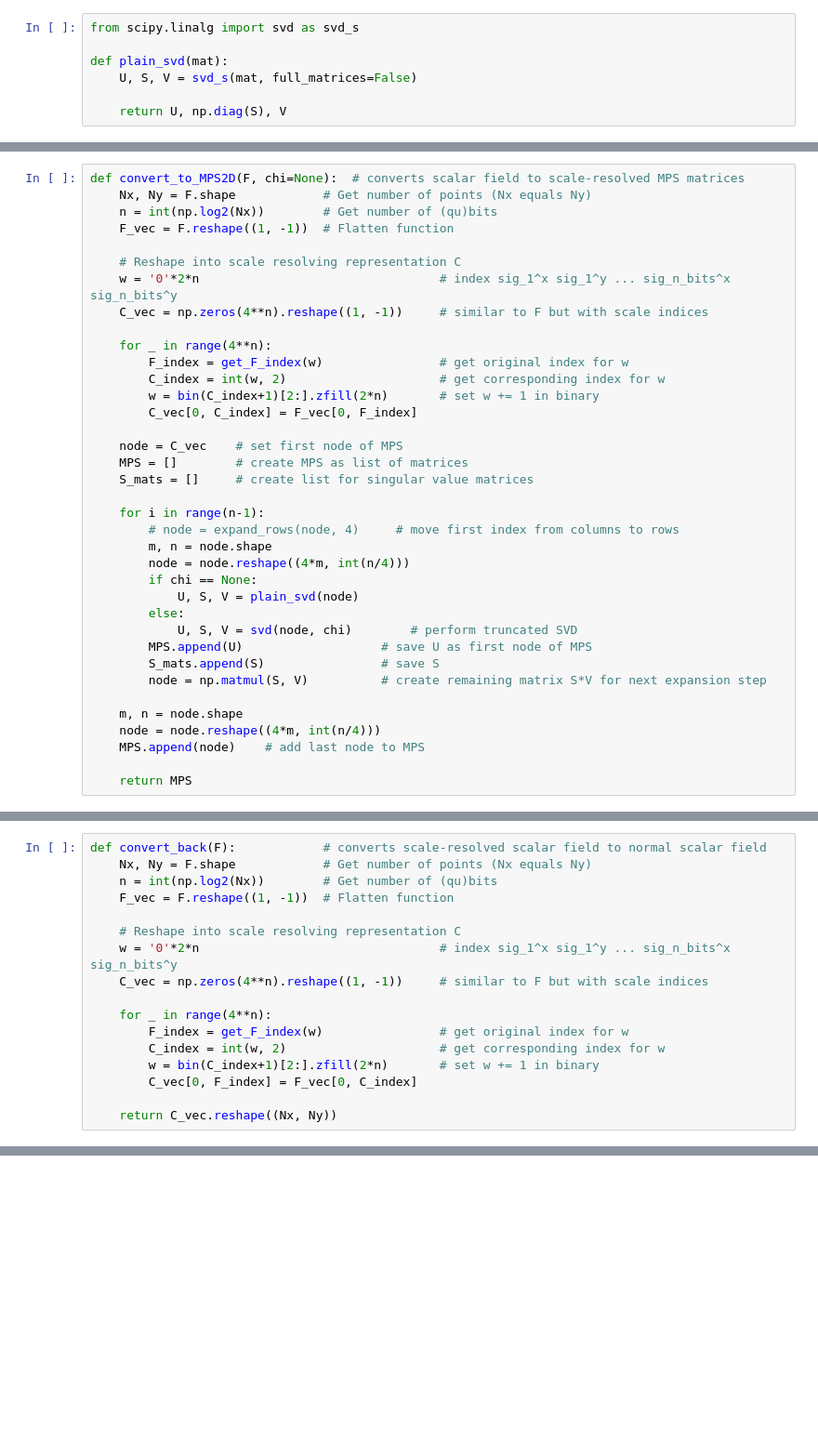
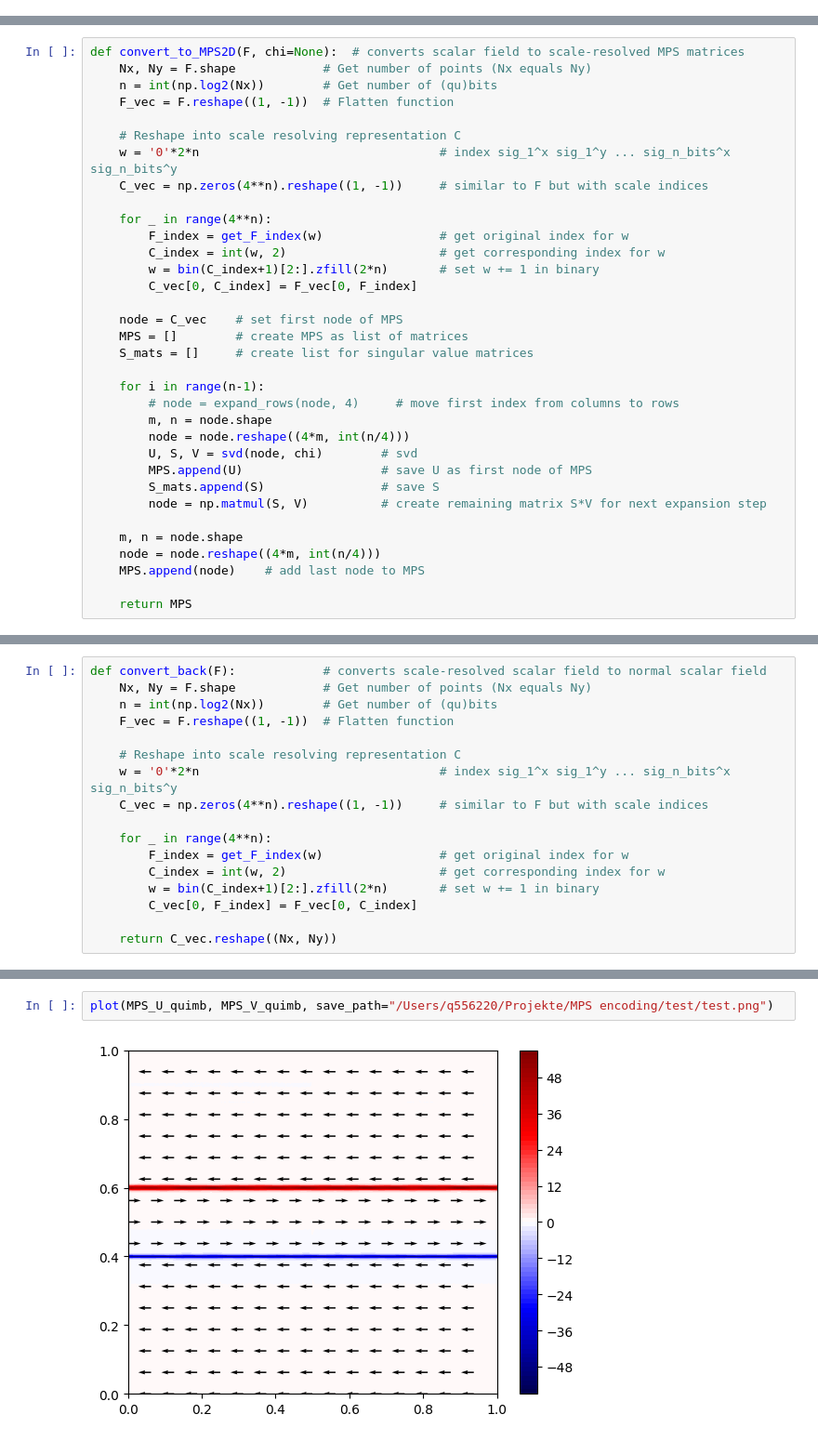
Before and after one commit to leolettuce/QIFS, a Jupyter notebook: 2D_TDJ/MPS_simulation.ipynb, the cells around one changed output, grey strips where cells are left out. Shown at 93% size. Drawn from its saved outputs; the diff is of its cells as text; blank space fills up the shorter version.

```diff
--- a/2D_TDJ/MPS_simulation.ipynb
+++ b/2D_TDJ/MPS_simulation.ipynb
@@ -68,7 +49,0 @@ def svd(mat, k):
-# %%
-from scipy.linalg import svd as svd_s
-
-def plain_svd(mat):
-    U, S, V = svd_s(mat, full_matrices=False)
-
-    return U, np.diag(S), V
@@ -96,10 +85,7 @@ def convert_to_MPS2D(F, chi=None):  # converts scalar field to scale-resolved MP
         # node = expand_rows(node, 4)     # move first index from columns to rows
         m, n = node.shape
         node = node.reshape((4*m, int(n/4)))
-        if chi == None:
-            U, S, V = plain_svd(node)
-        else:
-            U, S, V = svd(node, chi)        # perform truncated SVD
+        U, S, V = svd(node, chi)        # svd
         MPS.append(U)                   # save U as first node of MPS
         S_mats.append(S)                # save S
         node = np.matmul(S, V)          # create remaining matrix S*V for next expansion step
@@ -1046,0 +923,4 @@ def get_linear_system(U, V, a_x_MPS, a_y_MPS, b_x_MPS, b_y_MPS, center, dt, Re,
+# %%
+plot(MPS_U_quimb, MPS_V_quimb, save_path="/Users/q556220/Projekte/MPS encoding/test/test.png")
+# %% [output]
+[figure, added]
```
Also changed, not shown: parts of 29 cells of this notebook, 1 other file.
